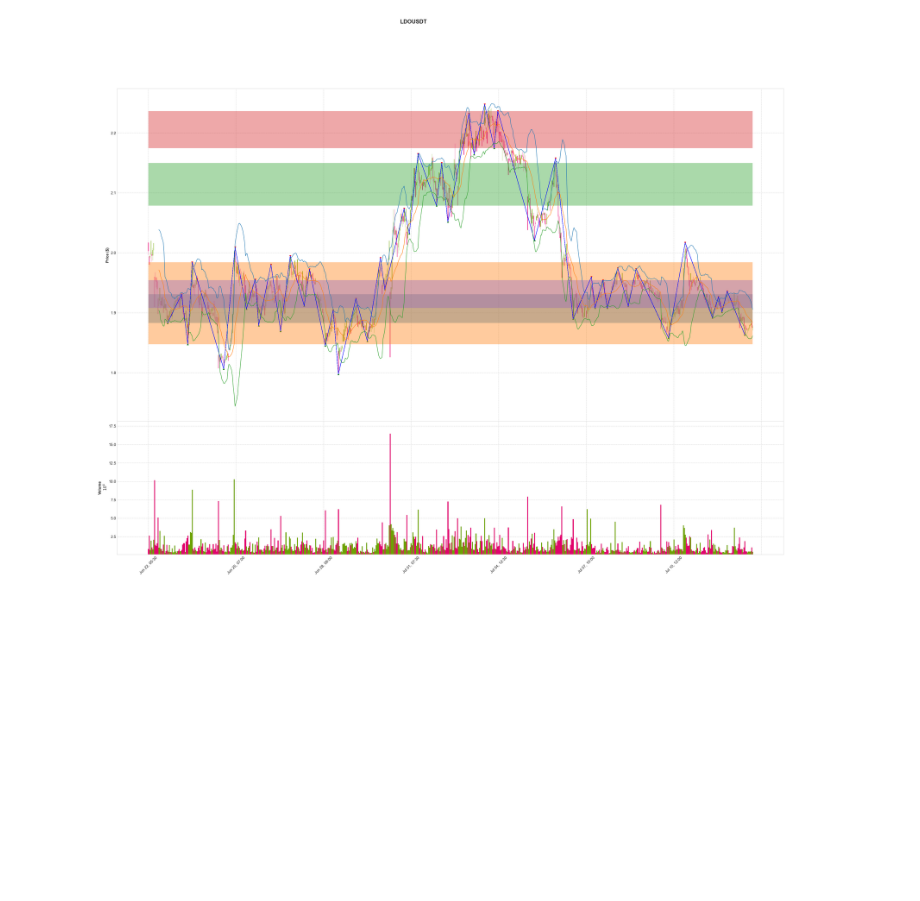
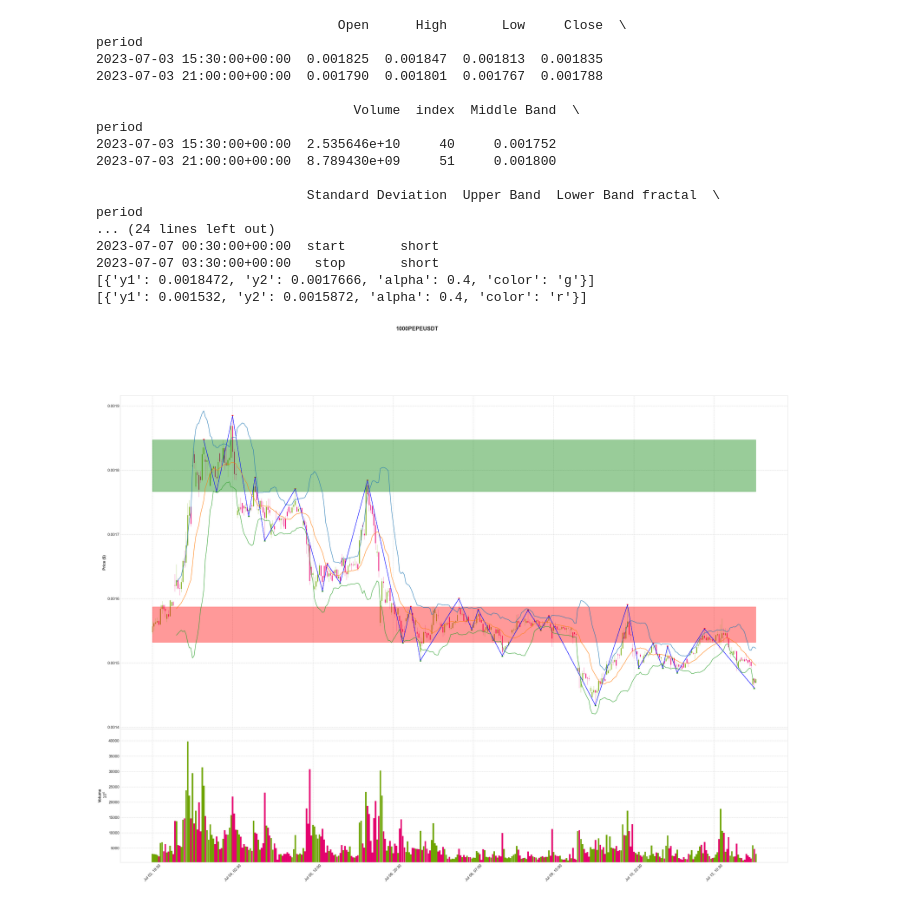
Before and after one commit to A1anSong/mahakala-python, a Jupyter notebook: jupyterlab/chan6.ipynb, the cells around one changed output. Drawn from its saved outputs; the diff is of its cells as text; code cells hidden in the pictures; blank space fills up the shorter version.

```diff
--- a/jupyterlab/chan6.ipynb
+++ b/jupyterlab/chan6.ipynb
@@ -271,9 +265,9 @@ def find_centers(df):
 
     return df
 # %%
-symbol = 'LDOUSDT'
+symbol = '1000PEPEUSDT'
 interval = '30m'
-amount = 1000
+amount = 500
 df = get_data(symbol, interval_period[interval], amount)
 df = df[:-1]
 df = add_bollinger_bands(df)
@@ -307,39 +301,74 @@ addplot_bottoms = mpf.make_addplot(bottoms_series, scatter=True, markersize=20,
 df_fractals = df_centered.dropna(subset=['fractal'])
 
 # 初始化一个空列表用于存储分型和对应的价格
 fractals_lines = []
 
 # 在df_centered中遍历所有有分型的数据
 for idx, row in df_fractals.iterrows():
     # 根据分型类型选择价格
     price = row['High'] if row['fractal'] == 'top' else row['Low']
 
     # 将日期和价格组成一个元组，并添加到列表中
     fractals_lines.append((idx, price))
 
 addplot_all = addplot_boll + [addplot_tops, addplot_bottoms]
 
-# 过滤出'center'列不为空的行
-df_centered_notna = df_centered.dropna(subset=['center'])
+# 过滤出'center_type'列不为空的行
+df_centered_long = df_centered.loc[df_centered['center_type'] == 'long']
+df_centered_short = df_centered.loc[df_centered['center_type'] == 'short']
 
 # 初始化一个空的矩形列表
-rectangles = []
+rectangles_long = []
+rectangles_short = []
 
-# 遍历df_centered_notna中的所有行，找到所有的中枢
-for index, row in df_centered_notna.iterrows():
+# 遍历df_centered_long中的所有行，找到所有的中枢
+for index, row in df_centered_long.iterrows():
     if row['center'] == 'start':
         if row['fractal'] == 'top':
             y1 = row['High']
         else:
             y1 = row['Low']
     elif row['center'] == 'stop':
         if row['fractal'] == 'top':
-            rectangle = dict(y1=y1, y2=row['High'], alpha=0.4)
+            rectangle = dict(y1=y1, y2=row['High'], alpha=0.4, color='g')
         else:
-            rectangle = dict(y1=y1, y2=row['Low'], alpha=0.4)
-        rectangles.append(rectangle)
+            rectangle = dict(y1=y1, y2=row['Low'], alpha=0.4, color='g')
+        rectangles_long.append(rectangle)
+
+# 遍历df_centered_short中的所有行，找到所有的中枢
+for index, row in df_centered_short.iterrows():
+    if row['center'] == 'start':
+        if row['fractal'] == 'top':
+            y1 = row['High']
+        else:
+            y1 = row['Low']
+    elif row['center'] == 'stop':
+        if row['fractal'] == 'top':
+            rectangle = dict(y1=y1, y2=row['High'], alpha=0.4, color='r')
+        else:
+            rectangle = dict(y1=y1, y2=row['Low'], alpha=0.4, color='r')
+        rectangles_short.append(rectangle)
+
+rectangles = rectangles_long + rectangles_short
 
 # 绘制K线图和中枢
 mpf.plot(df_centered, figscale=5, type='candle', style='binance', title=symbol, ylabel='Price ($)', volume=True, ylabel_lower='Volume', volume_panel=1, addplot=addplot_all, alines=dict(alines=fractals_lines, colors='b', linewidths=0.5), fill_between=rectangles, warn_too_much_data=1000)
 # %% [output]
+                               Open      High       Low     Close  \
+period
+2023-07-03 15:30:00+00:00  0.001825  0.001847  0.001813  0.001835
+2023-07-03 21:00:00+00:00  0.001790  0.001801  0.001767  0.001788
+
+                                 Volume  index  Middle Band  \
+period
+2023-07-03 15:30:00+00:00  2.535646e+10     40     0.001752
+2023-07-03 21:00:00+00:00  8.789430e+09     51     0.001800
+
+                           Standard Deviation  Upper Band  Lower Band fractal  \
+period
+... (24 lines left out)
+2023-07-07 00:30:00+00:00  start       short
+2023-07-07 03:30:00+00:00   stop       short
+[{'y1': 0.0018472, 'y2': 0.0017666, 'alpha': 0.4, 'color': 'g'}]
+[{'y1': 0.001532, 'y2': 0.0015872, 'alpha': 0.4, 'color': 'r'}]
-[figure, old version]
+[figure, new version]
```
Also changed, not shown: parts of 3 cells of this notebook, 5 other files.
